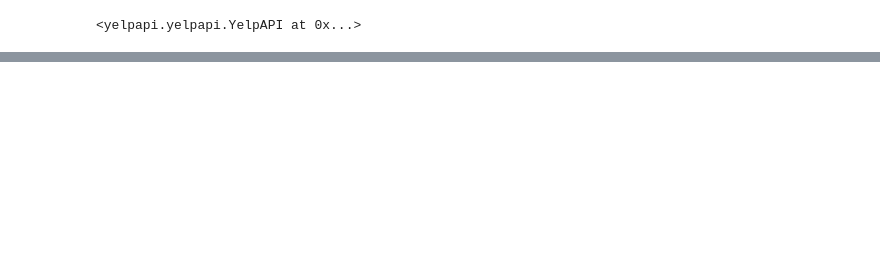
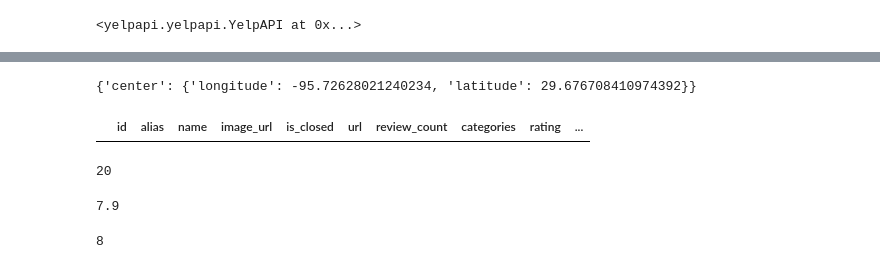
Before and after one commit to patelmedha/Efficient-Yelp-API-Calls, a Jupyter notebook: Yelp API.ipynb, the cells around one changed output, grey strips where cells are left out. Saved outputs shown, nothing was run; the diff lists cells and outputs as text; code cells hidden in the pictures; blank space fills up the shorter version.

```diff
--- a/Yelp API.ipynb
+++ b/Yelp API.ipynb
@@ -28,7 +46,5 @@ yelp_api
 # %% [output]
 <yelpapi.yelpapi.YelpAPI at 0x...>
 # %%
-pizza = yelp_api.search_query(location='Richmond, TX',
-                                       term='Pizza')
-type(results)
-results.keys()
+location='Richmond, TX 77407'
+term='Pizza'
@@ -36,0 +98,3 @@ NameError: name 'results' is not defined
+# %%
+# use our yelp_api variable's search_query method to perform our API call
+pizza_0 = yelp_api.search_query(term = term, location = location)
@@ -36,0 +137,25 @@ NameError: name 'results' is not defined
+# %%
+pizza_0['region']
+# %% [output]
+{'center': {'longitude': -95.72628021240234, 'latitude': 29.676708410974392}}
+# %%
+pizza0 = pd.DataFrame(pizza_0['businesses'])
+# %%
+pizza0.head(0)
+# %% [output]
+|  | id | alias | name | image_url | is_closed | url | review_count | categories | rating | ... |
+# %%
+results_per_page = len(pizza_0['businesses'])
+results_per_page
+# %% [output]
+20
+# %%
+(pizza_0['total'])/ results_per_page
+# %% [output]
+7.9
+# %%
+# Use math.ceil to round up for the total number of pages of results.
+n_pages = math.ceil((results['total'])/ results_per_page)
+n_pages
+# %% [output]
+8
```
Also changed, not shown: parts of 14 cells of this notebook, 1 other file.
